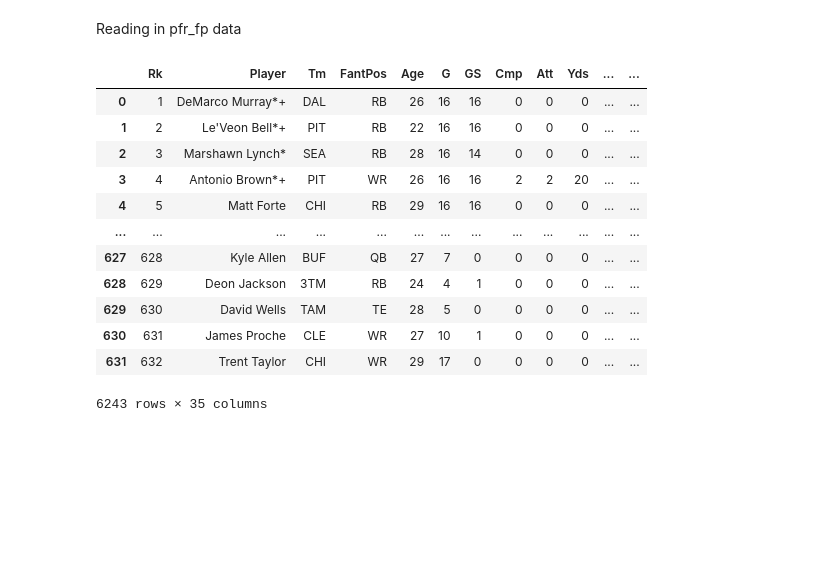
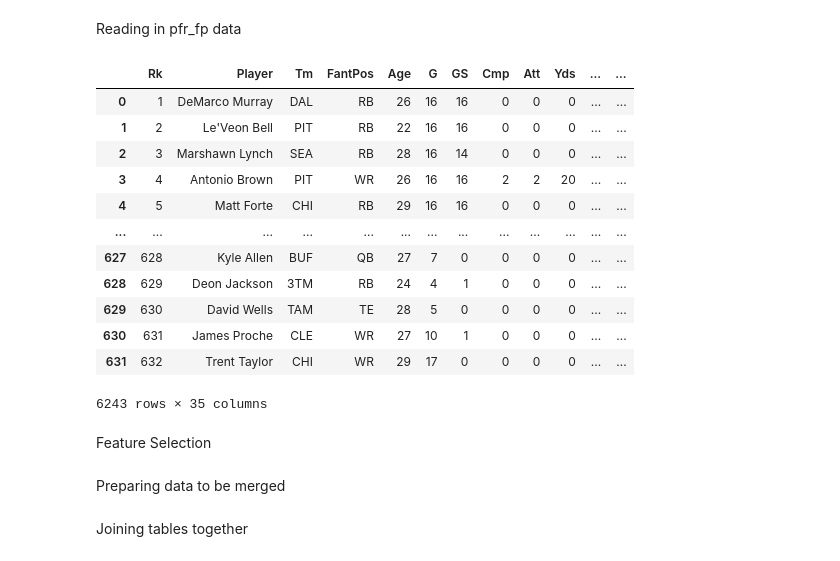
Before and after one commit to scottbwinner/NFL-Models, a Jupyter notebook: WR Model/WR Model.ipynb, the cells around one changed output. Drawn from its saved outputs; the diff is of its cells as text; code cells hidden in the pictures; blank space fills up the shorter version.

```diff
--- a/WR Model/WR Model.ipynb
+++ b/WR Model/WR Model.ipynb
@@ -215,37 +217,37 @@ Reading in pfr_fp data
 # %%
 pfr_fp14_15 = pd.read_csv('pfr_fp_14-15.csv')
 pfr_fp15_16 = pd.read_csv('pfr_fp_15-16.csv')
 pfr_fp16_17 = pd.read_csv('pfr_fp_16-17.csv')
 pfr_fp17_18 = pd.read_csv('pfr_fp_17-18.csv')
 pfr_fp18_19 = pd.read_csv('pfr_fp_18-19.csv')
 pfr_fp19_20 = pd.read_csv('pfr_fp_19-20.csv')
 pfr_fp20_21 = pd.read_csv('pfr_fp_20-21.csv')
 pfr_fp21_22 = pd.read_csv('pfr_fp_21-22.csv')
 pfr_fp22_23 = pd.read_csv('pfr_fp_22-23.csv')
 pfr_fp23_24 = pd.read_csv('pfr_fp_23-24.csv')
 
 pfr_fp14_15['Season'] = '2014-15'
 pfr_fp15_16['Season'] = '2015-16'
 pfr_fp16_17['Season'] = '2016-17'
 pfr_fp17_18['Season'] = '2017-18'
 pfr_fp18_19['Season'] = '2018-19'
 pfr_fp19_20['Season'] = '2019-20'
 pfr_fp20_21['Season'] = '2020-21'
 pfr_fp21_22['Season'] = '2021-22'
 pfr_fp22_23['Season'] = '2022-23'
 pfr_fp23_24['Season'] = '2023-24'
 
 pfr_fp = pd.concat([pfr_fp14_15, pfr_fp15_16, pfr_fp16_17, pfr_fp17_18, pfr_fp18_19, pfr_fp19_20, pfr_fp20_21, pfr_fp21_22, pfr_fp22_23, pfr_fp23_24])
 
-pfr_fp['Player'] = pfr_fp['Player'].str.replace(r'[*+]', '')
+pfr_fp['Player'] = pfr_fp['Player'].str.replace('[*+]', '', regex=True)
 
 pfr_fp
 # %% [output]
 |  | Rk | Player | Tm | FantPos | Age | G | GS | Cmp | Att | Yds | ... | ... |
-| 0 | 1 | DeMarco Murray*+ | DAL | RB | 26 | 16 | 16 | 0 | 0 | 0 | ... | ... |
-| 1 | 2 | Le'Veon Bell*+ | PIT | RB | 22 | 16 | 16 | 0 | 0 | 0 | ... | ... |
-| 2 | 3 | Marshawn Lynch* | SEA | RB | 28 | 16 | 14 | 0 | 0 | 0 | ... | ... |
-| 3 | 4 | Antonio Brown*+ | PIT | WR | 26 | 16 | 16 | 2 | 2 | 20 | ... | ... |
+| 0 | 1 | DeMarco Murray | DAL | RB | 26 | 16 | 16 | 0 | 0 | 0 | ... | ... |
+| 1 | 2 | Le'Veon Bell | PIT | RB | 22 | 16 | 16 | 0 | 0 | 0 | ... | ... |
+| 2 | 3 | Marshawn Lynch | SEA | RB | 28 | 16 | 14 | 0 | 0 | 0 | ... | ... |
+| 3 | 4 | Antonio Brown | PIT | WR | 26 | 16 | 16 | 2 | 2 | 20 | ... | ... |
 | 4 | 5 | Matt Forte | CHI | RB | 29 | 16 | 16 | 0 | 0 | 0 | ... | ... |
 | ... | ... | ... | ... | ... | ... | ... | ... | ... | ... | ... | ... | ... |
 | 627 | 628 | Kyle Allen | BUF | QB | 27 | 7 | 0 | 0 | 0 | 0 | ... | ... |
@@ -254,3 +256,5 @@ pfr_fp
 | 630 | 631 | James Proche | CLE | WR | 27 | 10 | 1 | 0 | 0 | 0 | ... | ... |
 | 631 | 632 | Trent Taylor | CHI | WR | 29 | 17 | 0 | 0 | 0 | 0 | ... | ... |
 6243 rows × 35 columns
+# %% [markdown]
+Feature Selection
@@ -256,0 +269,2 @@ pfr_fp
+# %% [markdown]
+Preparing data to be merged
@@ -256,0 +303,2 @@ pfr_fp
+# %% [markdown]
+Joining tables together
```
Also changed, not shown: parts of 6 cells of this notebook, 10 other files.
